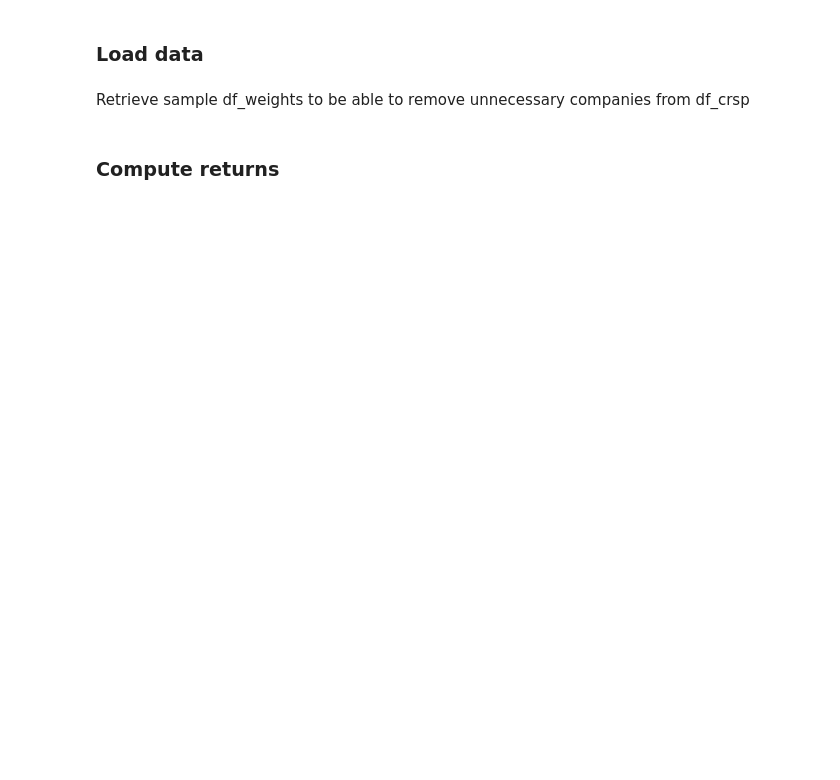
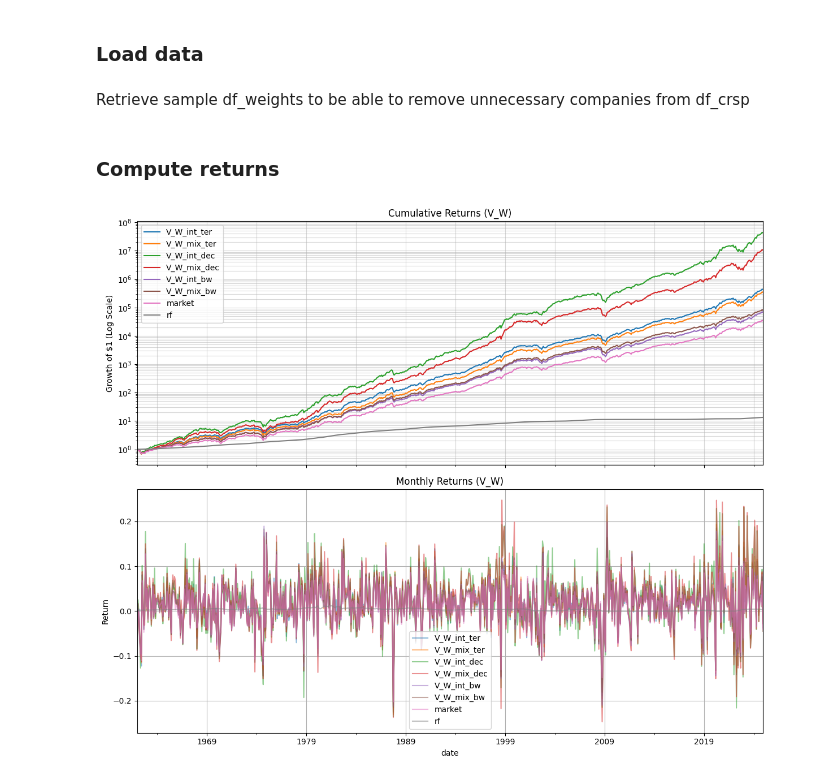
Before and after one commit to christopher-dybdahl/integrated-portfolio-factor-allocation, a Jupyter notebook: notebooks/strategy_returns.ipynb, the cells around one changed output. Drawn from its saved outputs; the diff is of its cells as text; code cells hidden in the pictures; blank space fills up the shorter version.

```diff
--- a/notebooks/strategy_returns.ipynb
+++ b/notebooks/strategy_returns.ipynb
@@ -15,3 +22,7 @@ returns_dir = data_dir / "returns"
 Retrieve sample df_weights to be able to remove unnecessary companies from df_crsp
 # %%
 df_weights = pd.read_csv(strategies_dir / "V_W.csv")
+df_monthly_returns = pd.read_csv(data_dir / "monthly_returns.csv", parse_dates=["date"])
+df_monthly_returns["date"] = df_monthly_returns["date"].dt.to_period("M")
+df_monthly_rf = pd.read_csv(data_dir / "monthly_rf.csv", parse_dates=["date"])
+df_monthly_rf["date"] = df_monthly_rf["date"].dt.to_period("M")
@@ -55,7 +45,7 @@ monthly_returns = df_crsp
 df_weights = pd.read_csv(strategies_dir / "market.csv")
 
 df_market_r = calculate_strategy_returns(
-    df_weights, monthly_returns, year_shift, n_month_rebalance, ["market"]
+    df_weights, df_monthly_returns, year_shift, n_month_rebalance, ["market"]
 )
 
 df_market_r.to_csv(returns_dir / "market.csv", index=False)
@@ -115,0 +122,26 @@ df_ir.to_csv(data_dir / "ir_summary.csv")
+# %%
+import matplotlib.pyplot as plt
+
+# Plotting the last processed factor combination
+fig, axes = plt.subplots(2, 1, figsize=(12, 10), sharex=True)
+
+# Prepare data
+# Join strategy returns with market returns
+df_plot = df_r.set_index("date").join(df_market_r.set_index("date"), how="inner")
+df_plot = df_plot.join(df_monthly_rf.set_index("date"), how="inner")
+df_cum = (1 + df_plot).cumprod()
+
+# Cumulative Returns (Log Scale)
+df_cum.plot(ax=axes[0], title=f"Cumulative Returns ({factor_str})", logy=True)
+axes[0].set_ylabel("Growth of $1 (Log Scale)")
+axes[0].grid(True, which="both", ls="-", alpha=0.5)
+
+# Monthly Returns
+df_plot.plot(ax=axes[1], title=f"Monthly Returns ({factor_str})", alpha=0.5)
+axes[1].set_ylabel("Return")
+axes[1].grid(True)
+
+plt.tight_layout()
+plt.show()
+# %% [output]
+[figure, added]
```
Also changed, not shown: parts of 6 cells of this notebook, 6 other files.
